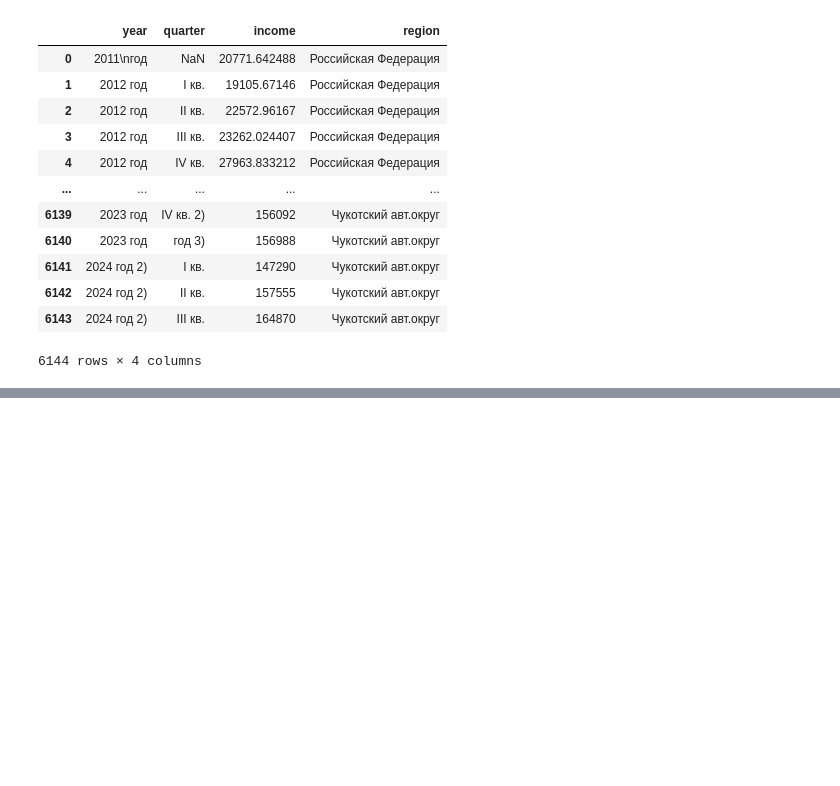
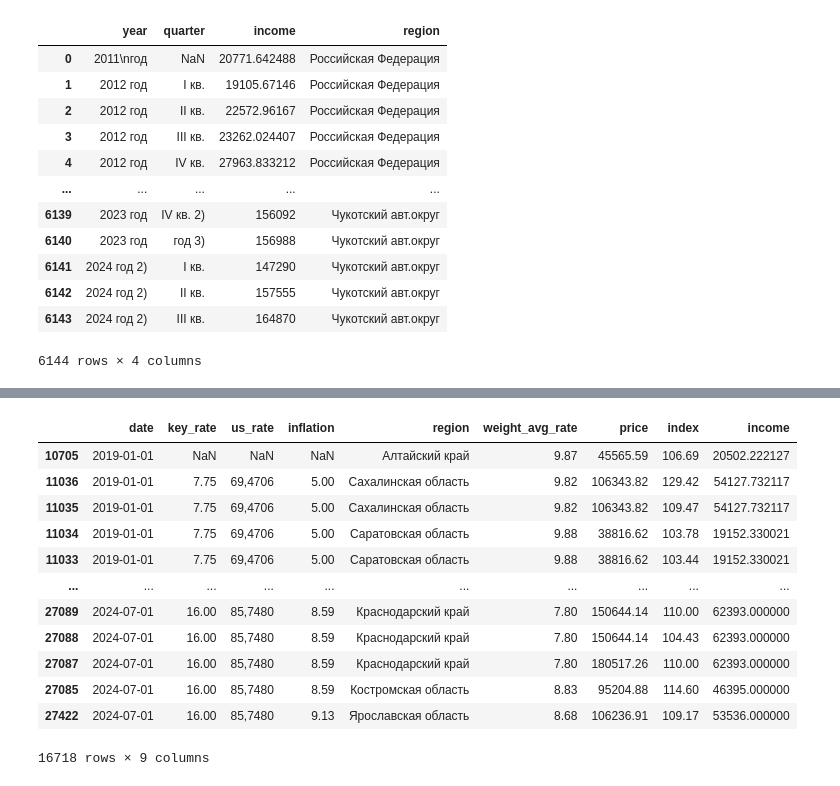
Before and after one commit to widenhrzns/py_da-project, a Jupyter notebook: notebooks/data_collection.ipynb, the cells around one changed output, grey strips where cells are left out. Drawn from its saved outputs; the diff is of its cells as text; code cells hidden in the pictures; blank space fills up the shorter version.

Commit message:
data_collection finally

```diff
--- a/notebooks/data_collection.ipynb
+++ b/notebooks/data_collection.ipynb
@@ -400,7 +255,7 @@ memory usage: 3.2 KB
 # %%
 # Среднедушевые денежные доходы населения
 
-file_path = r'..\data\avg_monetary_income_people_region.xlsx'
+file_path = r'..\data\excel\avg_monetary_income_people_region.xlsx'
 
 avg_monetary_income_people_df = pd.read_excel(file_path, skiprows=2)
 avg_monetary_income_people_df = avg_monetary_income_people_df.drop([97, 98, 99, 100, 101])
@@ -498,0 +657,16 @@ memory usage: 106.2+ KB
+# %%
+# даты, в диапазоне которых будут данные
+start_date = max(min_date_list)
+end_date = min(max_date_list)
+
+# объединеняем данные - "Ключевая ставка", "Инфляция", "Курс доллара"
+merged_df = key_rate_df.merge(us_rate_df, on="date", how="outer") \
+                       .merge(key_rate_inflation_df, on="date", how="outer")
+
+# Заполняем пропуски
+merged_df = merged_df.ffill()
+
+# добавляем новый столбец, для дальнейшего объединения
+merged_df['region'] = 'Россия'
+
+print(merged_df)
@@ -498,0 +688,34 @@ memory usage: 106.2+ KB
+# %%
+# список остальных датасетов
+datasets = [
+    home_average_mortgage_rate_df,
+    home_weight_avg_mortgage_rate_df,
+    home_average_price_df,
+    home_index_price_df,
+    avg_monetary_income_people_df
+]
+
+# Последовательно объединяем остальные датасеты по колонкам 'date'
+for df in datasets[1:]:
+    merged_df = pd.merge(merged_df, df, on=['date', 'region'], how='outer')
+
+merged_df = merged_df[(merged_df["date"] >= start_date) & (merged_df["date"] <= end_date)]
+merged_df = merged_df.ffill()
+merged_df = merged_df.sort_values(by='date')
+
+merged_df.to_csv(r'..\data\csv\housing_prices_mortgage_rates.csv', index=False, encoding='utf-8')
+merged_df
+# %% [output]
+|  | date | key_rate | us_rate | inflation | region | weight_avg_rate | price | index | income |
+| 10705 | 2019-01-01 | NaN | NaN | NaN | Алтайский край | 9.87 | 45565.59 | 106.69 | 20502.222127 |
+| 11036 | 2019-01-01 | 7.75 | 69,4706 | 5.00 | Сахалинская область | 9.82 | 106343.82 | 129.42 | 54127.732117 |
+| 11035 | 2019-01-01 | 7.75 | 69,4706 | 5.00 | Сахалинская область | 9.82 | 106343.82 | 109.47 | 54127.732117 |
+| 11034 | 2019-01-01 | 7.75 | 69,4706 | 5.00 | Саратовская область | 9.88 | 38816.62 | 103.78 | 19152.330021 |
+| 11033 | 2019-01-01 | 7.75 | 69,4706 | 5.00 | Саратовская область | 9.88 | 38816.62 | 103.44 | 19152.330021 |
+| ... | ... | ... | ... | ... | ... | ... | ... | ... | ... |
+| 27089 | 2024-07-01 | 16.00 | 85,7480 | 8.59 | Краснодарский край | 7.80 | 150644.14 | 110.00 | 62393.000000 |
+| 27088 | 2024-07-01 | 16.00 | 85,7480 | 8.59 | Краснодарский край | 7.80 | 150644.14 | 104.43 | 62393.000000 |
+| 27087 | 2024-07-01 | 16.00 | 85,7480 | 8.59 | Краснодарский край | 7.80 | 180517.26 | 110.00 | 62393.000000 |
+| 27085 | 2024-07-01 | 16.00 | 85,7480 | 8.59 | Костромская область | 8.83 | 95204.88 | 114.60 | 46395.000000 |
+| 27422 | 2024-07-01 | 16.00 | 85,7480 | 9.13 | Ярославская область | 8.68 | 106236.91 | 109.17 | 53536.000000 |
+16718 rows × 9 columns
```
Also changed, not shown: parts of 20 cells of this notebook, 10 other files.
